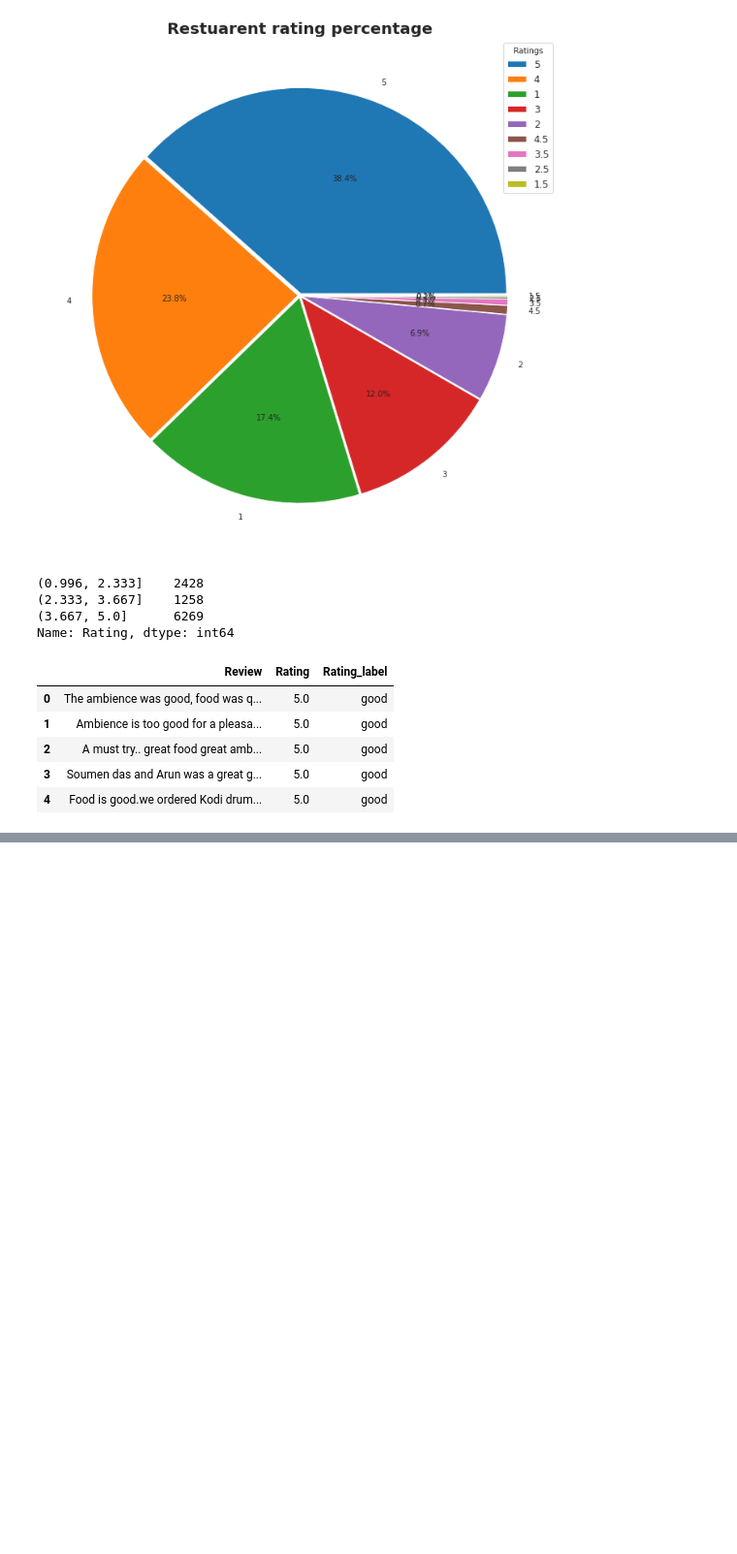
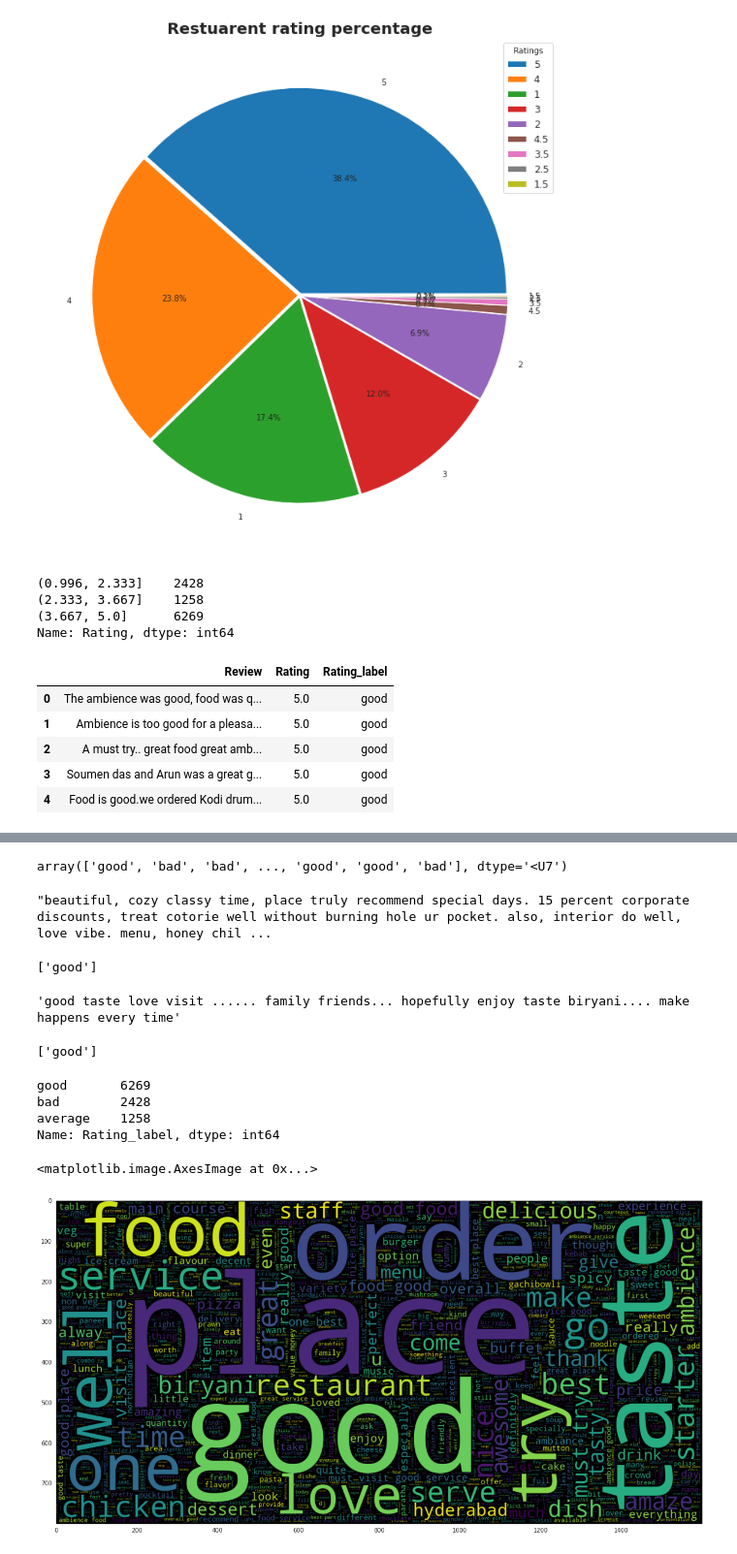
Before and after one commit to bharath967/ZOMATO-RESTAURANT-CLUSTERING-AND-SENTIMENT-ANALYSIS, a Jupyter notebook: ZOMATO_RESTAURANT_CLUSTERING_AND_SENTIMENT_ANALYSIS.ipynb, the cells around one changed output, grey strips where cells are left out. Shown at 97% size. Saved outputs shown, nothing was run; the diff lists cells and outputs as text; code cells hidden in the pictures; blank space fills up the shorter version.

```diff
--- a/ZOMATO_RESTAURANT_CLUSTERING_AND_SENTIMENT_ANALYSIS.ipynb
+++ b/ZOMATO_RESTAURANT_CLUSTERING_AND_SENTIMENT_ANALYSIS.ipynb
@@ -1037,0 +1133,4 @@ review= review.drop(["Rating"], axis =1)
+# %%
+#lemmatized review
+review['Review'] = review['Review'].apply(lemmatize_words)
+review
@@ -1037,0 +1213,48 @@ review= review.drop(["Rating"], axis =1)
+# %%
+##generate confusion matrix for test data
+y_pred_test = model.predict(x_test)
+y_pred_test.astype(str)
+# %% [output]
+array(['good', 'bad', 'bad', ..., 'good', 'good', 'bad'], dtype='<U7')
+# %%
+review['Review'][20]
+# %% [output]
+"beautiful, cozy classy time, place truly recommend special days. 15 percent corporate discounts, treat cotorie well without burning hole ur pocket. also, interior do well, love vibe. menu, honey chil ...
+# %%
+#taking example to understand above model
+example = ['beautiful, cozy classy time, place truly recommend special days. 15 percent corporate discounts, treat cotorie well without burning hole ur pocket. also, interior do well, love vibe. menu, honey chilli lotus stems, basket biryanis, sizzle brownie favourite. also love tomato basil shorba, different creamy standard restaurants. im definitely make visit beyond flavours. special mention papiya, hostess evening, excellent service :)']
+result = model.predict(example)
+print(result)
+# %% [output]
+['good']
+# %%
+review['Review'][109]
+# %% [output]
+'good taste love visit ...... family friends... hopefully enjoy taste biryani.... make happens every time'
+# %%
+example = ['good taste love visit ...... family friends... hopefully enjoy taste biryani.... make happens every time']
+result = model.predict(example)
+print(result)
+# %% [output]
+['good']
+# %%
+#number of
+review['Rating_label'].value_counts()
+# %% [output]
+good       6269
+bad        2428
+average    1258
+Name: Rating_label, dtype: int64
+# %%
+good = x_train[y_train[y_train=='good'].index]
+bad = x_train[y_train[y_train == 'bad'].index]
+average = x_train[y_train[y_train == 'average'].index]
+# %%
+# Text Reviews with good Ratings
+from wordcloud import WordCloud
+plt.figure(figsize = (20,20))
+wc = WordCloud(min_font_size = 3,  max_words = 3000 , width = 1600 , height = 800).generate(" ".join(good))
+plt.imshow(wc,interpolation = 'bilinear')
+# %% [output]
+<matplotlib.image.AxesImage at 0x...>
+[figure, added]
```
Also changed, not shown: parts of 19 cells of this notebook.
